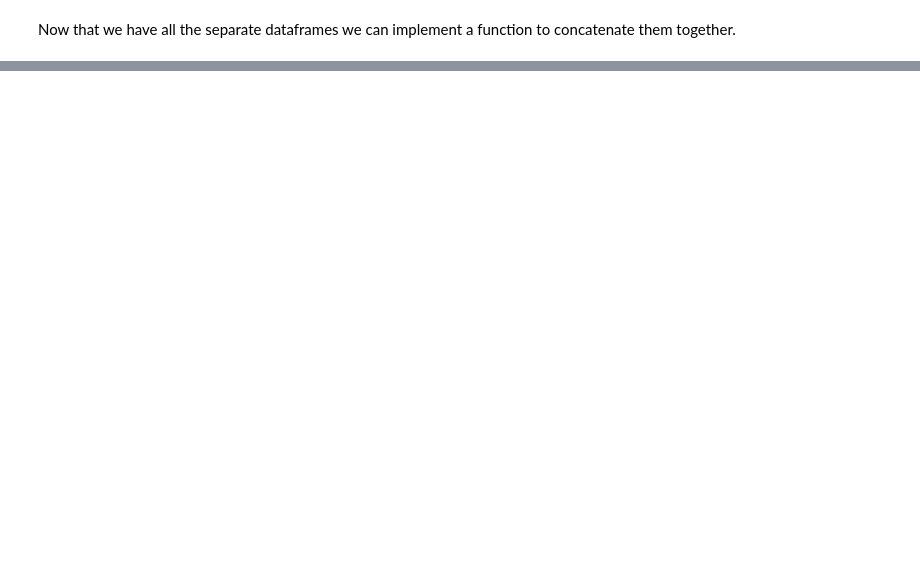
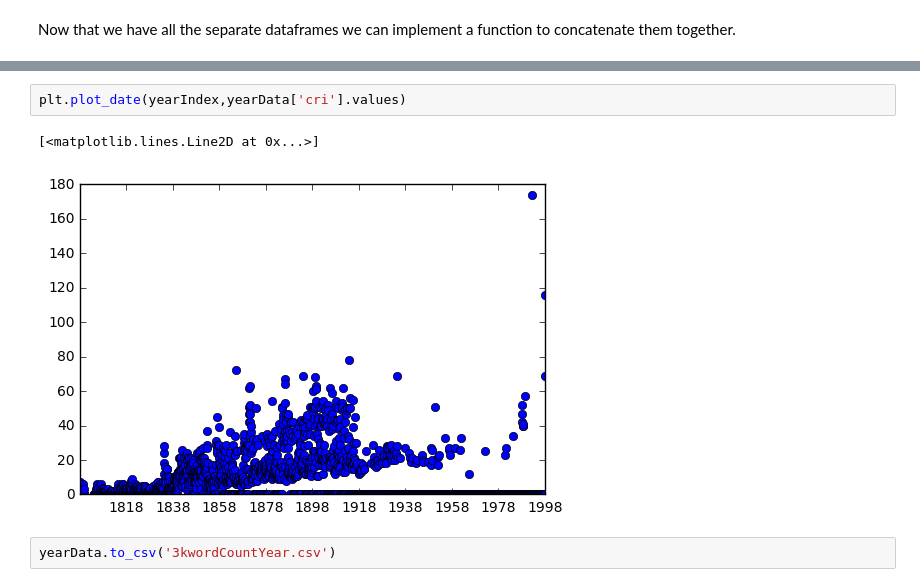
Before and after one commit to ThomVett/Project_ADA, a Jupyter notebook: 3_Extracting the Data.ipynb, the cells around one changed output, grey strips where cells are left out. Cells and saved outputs as stored; diff of their text form; blank space fills up the shorter version.

```diff
--- a/3_Extracting the Data.ipynb
+++ b/3_Extracting the Data.ipynb
@@ -228,0 +228,7 @@ wordCountYear.to_csv('Data/wordCountYear.csv')
+# %%
+plt.plot_date(yearIndex,yearData['cri'].values)
+# %% [output]
+[<matplotlib.lines.Line2D at 0x...>]
+[figure, added]
+# %%
+yearData.to_csv('3kwordCountYear.csv')
```
Also changed, not shown: parts of 48 cells of this notebook.
